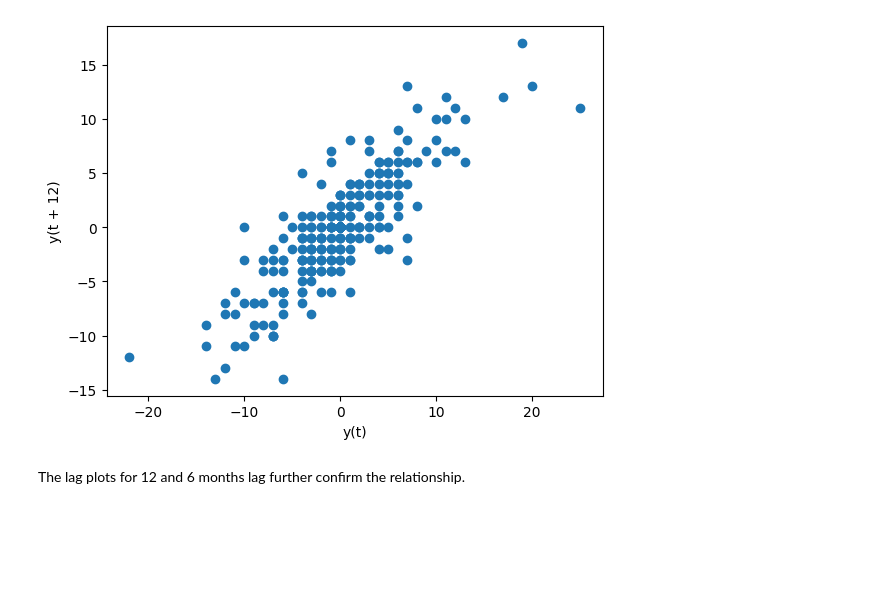
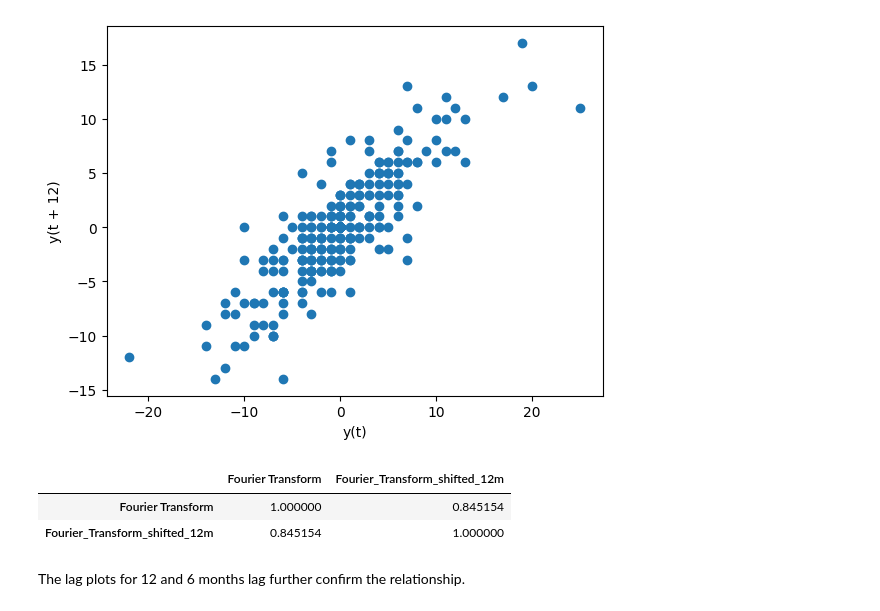
Before and after one commit to stelios-c/sig_proc, a Jupyter notebook: timeseries.ipynb, the cells around one changed output. Drawn from its saved outputs; the diff is of its cells as text; code cells hidden in the pictures; blank space fills up the shorter version.

```diff
--- a/timeseries.ipynb
+++ b/timeseries.ipynb
@@ -59,6 +90,22 @@ pd.plotting.lag_plot(trends_df[~trends_df.isPartial].diff().dropna(),lag=12)
 # %% [output]
 <Axes: xlabel='y(t)', ylabel='y(t + 12)'>
 [figure]
+# %%
+(trends_df[~trends_df.isPartial].diff().dropna()
+ [['Fourier Transform']]
+ .assign(Fourier_Transform_shifted_12m=trends_df
+         [~trends_df.isPartial]
+         .diff()
+         .dropna()
+         [['Fourier Transform']]
+         .shift(periods=12)
+        )
+ .corr()
+)
+# %% [output]
+|  | Fourier Transform | Fourier_Transform_shifted_12m |
+| Fourier Transform | 1.000000 | 0.845154 |
+| Fourier_Transform_shifted_12m | 0.845154 | 1.000000 |
 # %% [markdown]
 The lag plots for 12 and 6 months lag further confirm the relationship.
 # %%
```
Also changed, not shown: parts of 9 cells of this notebook.
